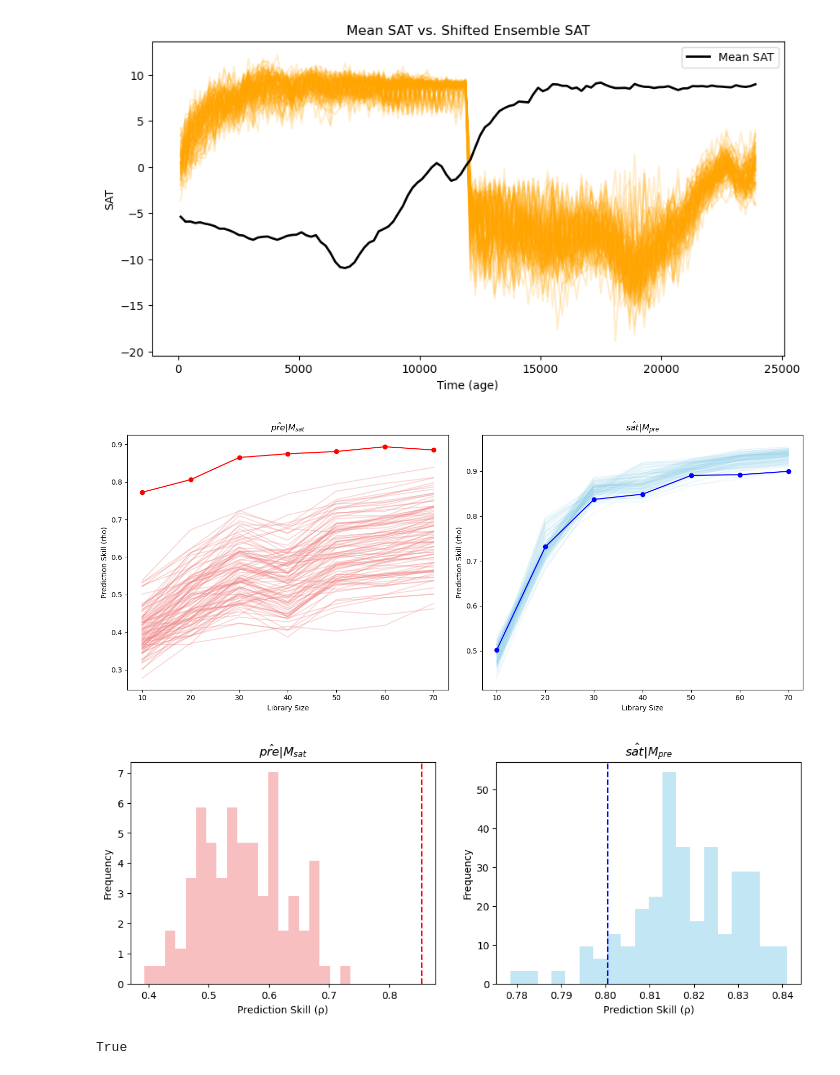
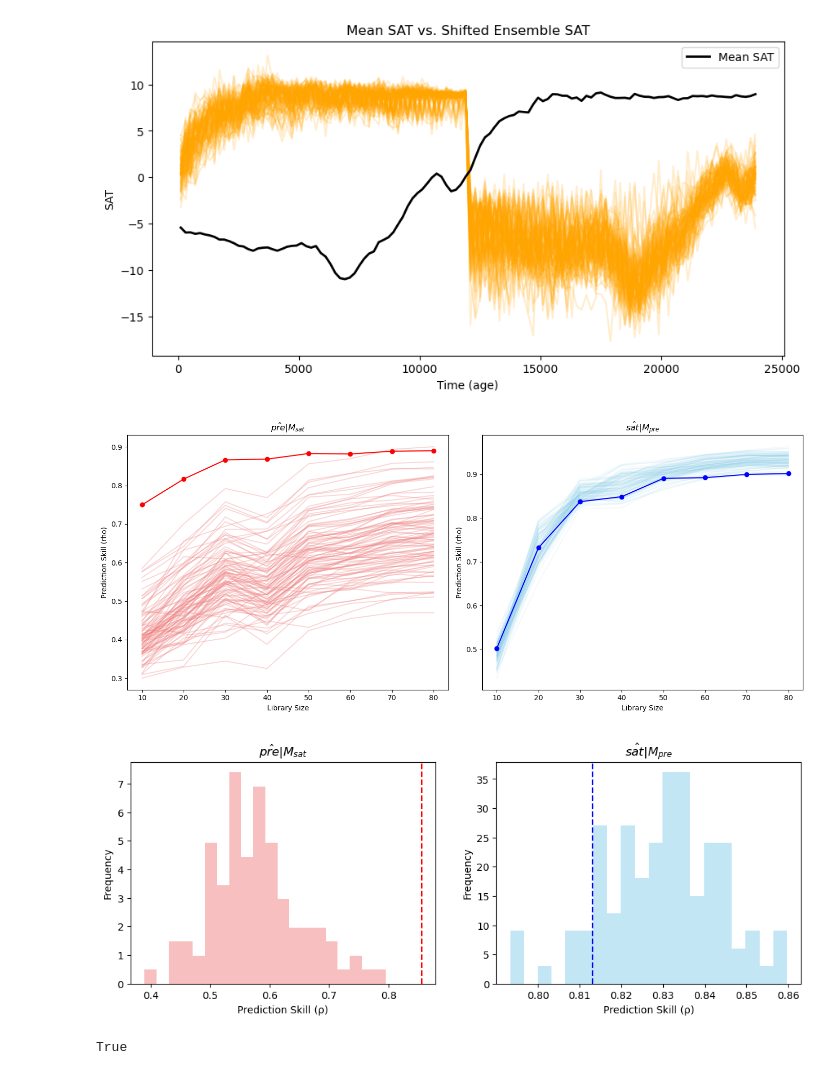
Before and after one commit to Peisong-Zheng/Inso_LGMR, a Jupyter notebook: test_on_single_data.ipynb, the cells around one changed output. Drawn from its saved outputs; the diff is of its cells as text; code cells hidden in the pictures.

```diff
--- a/test_on_single_data.ipynb
+++ b/test_on_single_data.ipynb
@@ -5,14 +5,7 @@ import pandas as pd
 import numpy as np
 
 
-ds_sat = xr.open_dataset('LGMR_data/LGMR_SAT_climo.nc')
-# ds_sat.info()
-
-# lats = ds_sat["lat"].values
-# lons = ds_sat["lon"].values
-
-# lats = np.array(ds_sat["lat"].values, dtype=np.float64)
-# lons = np.array(ds_sat["lon"].values, dtype=np.float64)
+ds_sat = xr.open_dataset('LGMR_data/ds_sat_flipped.nc')
 
 df_pre = pd.read_csv(r"D:\VScode\Inso_LGMR\inso_data\pre.csv")
 
@@ -147,16 +81,17 @@ import importlib
 importlib.reload(st)
 
 results = st.ccm_significance_statistic(
-    ds_sat= xr.open_dataset('LGMR_data/LGMR_SAT_climo.nc'),
-    df_pre= pd.read_csv(r"D:\VScode\Inso_LGMR\inso_data\pre.csv"),
-    ds_sat_ens= xr.open_dataset('LGMR_data/LGMR_SAT_ens.nc'),
+    ds_sat= ds_sat,
+    df_pre= df_pre,
+    ds_sat_ens= xr.open_dataset('LGMR_data/ds_sat_ens_flipped.nc'),
     lat_idx=80,
     lon_idx=0,
-    samples=100,
+    ens_sample=100,
     E_val=4,
     tau_val=3,
     Tp_val=0,
-    libSizes="10 20 30 40 50 60 70",
+    libSizes="10 20 30 40 50 60 70 80",
+    sample=10,
     show_figures=True
 )
 
@@ -170,4 +105,4 @@ print(test_result)
-[figure, old version]
+[figure, new version]
-[figure, old version]
+[figure, new version]
-[figure, old version]
+[figure, new version]
 True
```
Also changed, not shown: parts of 8 cells of this notebook, 18 other files.
